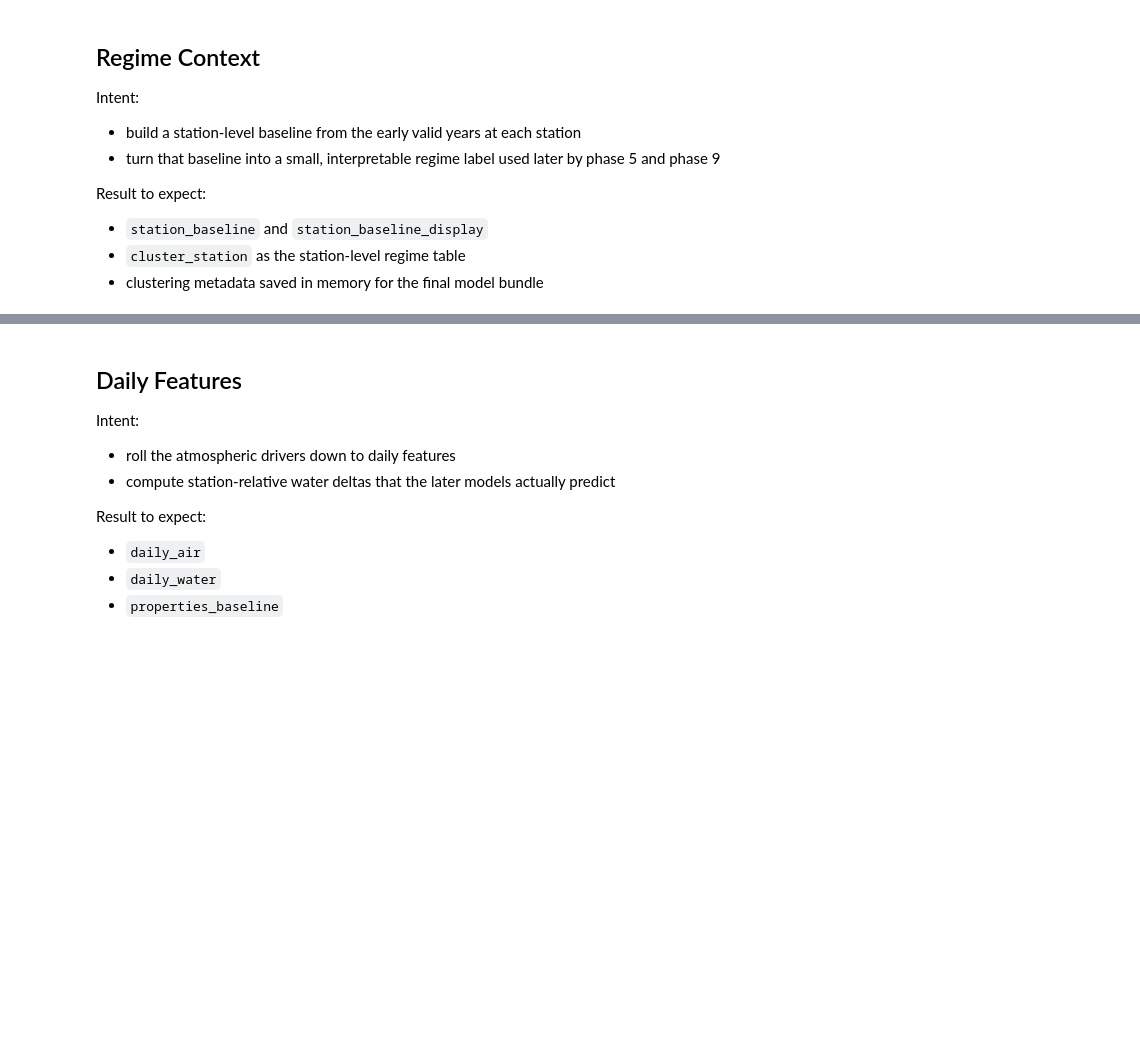
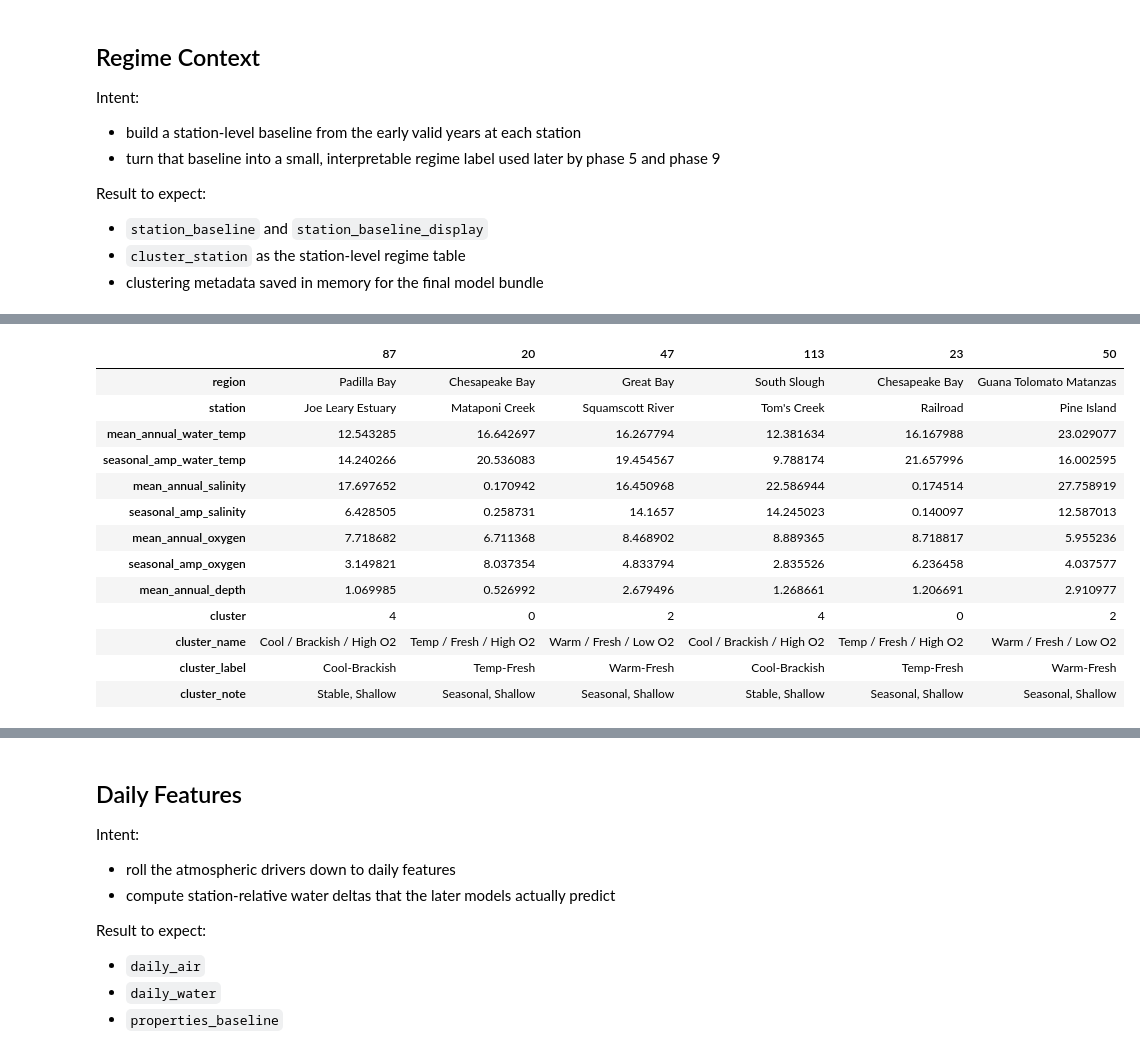
Before and after one commit to jeturcotte/estuaries, a Jupyter notebook: code/t4d.full.project.lite.ipynb, the cells around one changed output, grey strips where cells are left out. Saved outputs shown, nothing was run; the diff lists cells and outputs as text; code cells hidden in the pictures; blank space fills up the shorter version.

```diff
--- a/code/t4d.full.project.lite.ipynb
+++ b/code/t4d.full.project.lite.ipynb
@@ -670,0 +671,8 @@ display( cluster_name_map.sort_values( "cluster" ) )
+# %%
+# not a really DISTINCT elbow, but a clear flattening after 4 or 5 clusters, and a silhouette max at 5
+
+# use the bounded recommendation by default; override manually if needed
+kmeans_model = KMeans( n_clusters = recommended_k, random_state = 42, n_init = 20 )
+domain[ 'cluster' ] = kmeans_model.fit_predict( scaled_domain )
+
+#domain.sample( 6 ).T
@@ -670,0 +683,7 @@ display( cluster_name_map.sort_values( "cluster" ) )
+# %%
+# some metrics
+cluster_profile_raw = domain.groupby( 'cluster' )[ domain_feature_cols ].mean( )
+cluster_profile = cluster_profile_raw.round( 3 )
+cluster_profile_mean = cluster_profile_raw.mean( )
+cluster_profile_std = cluster_profile_raw.std( ddof = 0 ).replace( 0, np.nan )
+#cluster_profile.round( 3 ).T
@@ -670,0 +722,22 @@ display( cluster_name_map.sort_values( "cluster" ) )
+# %%
+# and then we can combine those bucket tags into readable cluster names and notes
+def build_cluster_name( z_row ):
+    temp_tag = bucket_tag( z_row[ 'mean_annual_water_temp' ], 'Cool', 'Temp', 'Warm' )
+    sal_tag = bucket_tag( z_row[ 'mean_annual_salinity' ], 'Fresh', 'Brackish', 'Saline' )
+    oxy_tag = bucket_tag( z_row[ 'mean_annual_oxygen' ], 'Low O2', 'Mid O2', 'High O2' )
+
+    amp_tag = bucket_tag( z_row[ 'seasonal_amp_water_temp' ], 'Stable', 'Mixed', 'Seasonal' )
+    depth_tag = bucket_tag( z_row[ 'mean_annual_depth' ], 'Shallow', 'Mid', 'Deep' )
+
+    name = f'{ temp_tag } / { sal_tag } / { oxy_tag }'
+    short_name = f'{ temp_tag }-{ sal_tag }'
+    note = f'{ amp_tag }, { depth_tag }'
+
+    return pd.Series({
+        'cluster_name': name,
+        'cluster_label': short_name,
+        'cluster_note': note,
+        #'cluster_temp': z_row[ 'mean_annual_water_temp' ],
+        #'cluster_salinity': z_row[ 'mean_annual_salinity' ],
+        #'cluster_oxygen': z_row[ 'mean_annual_oxygen' ]
+    })
@@ -670,0 +764,19 @@ display( cluster_name_map.sort_values( "cluster" ) )
+# %%
+# okay, let's add these names and notes back into the domain table
+domain = domain.merge( cluster_name_map, on = "cluster", how = "left" )
+#domain.sample( 6 ).T
+# %% [output]
+|  | 87 | 20 | 47 | 113 | 23 | 50 |
+| region | Padilla Bay | Chesapeake Bay | Great Bay | South Slough | Chesapeake Bay | Guana Tolomato Matanzas |
+| station | Joe Leary Estuary | Mataponi Creek | Squamscott River | Tom's Creek | Railroad | Pine Island |
+| mean_annual_water_temp | 12.543285 | 16.642697 | 16.267794 | 12.381634 | 16.167988 | 23.029077 |
+| seasonal_amp_water_temp | 14.240266 | 20.536083 | 19.454567 | 9.788174 | 21.657996 | 16.002595 |
+| mean_annual_salinity | 17.697652 | 0.170942 | 16.450968 | 22.586944 | 0.174514 | 27.758919 |
+| seasonal_amp_salinity | 6.428505 | 0.258731 | 14.1657 | 14.245023 | 0.140097 | 12.587013 |
+| mean_annual_oxygen | 7.718682 | 6.711368 | 8.468902 | 8.889365 | 8.718817 | 5.955236 |
+| seasonal_amp_oxygen | 3.149821 | 8.037354 | 4.833794 | 2.835526 | 6.236458 | 4.037577 |
+| mean_annual_depth | 1.069985 | 0.526992 | 2.679496 | 1.268661 | 1.206691 | 2.910977 |
+| cluster | 4 | 0 | 2 | 4 | 0 | 2 |
+| cluster_name | Cool / Brackish / High O2 | Temp / Fresh / High O2 | Warm / Fresh / Low O2 | Cool / Brackish / High O2 | Temp / Fresh / High O2 | Warm / Fresh / Low O2 |
+| cluster_label | Cool-Brackish | Temp-Fresh | Warm-Fresh | Cool-Brackish | Temp-Fresh | Warm-Fresh |
+| cluster_note | Stable, Shallow | Seasonal, Shallow | Seasonal, Shallow | Stable, Shallow | Seasonal, Shallow | Seasonal, Shallow |
```
Also changed, not shown: parts of 30 cells of this notebook, 3 other files.
